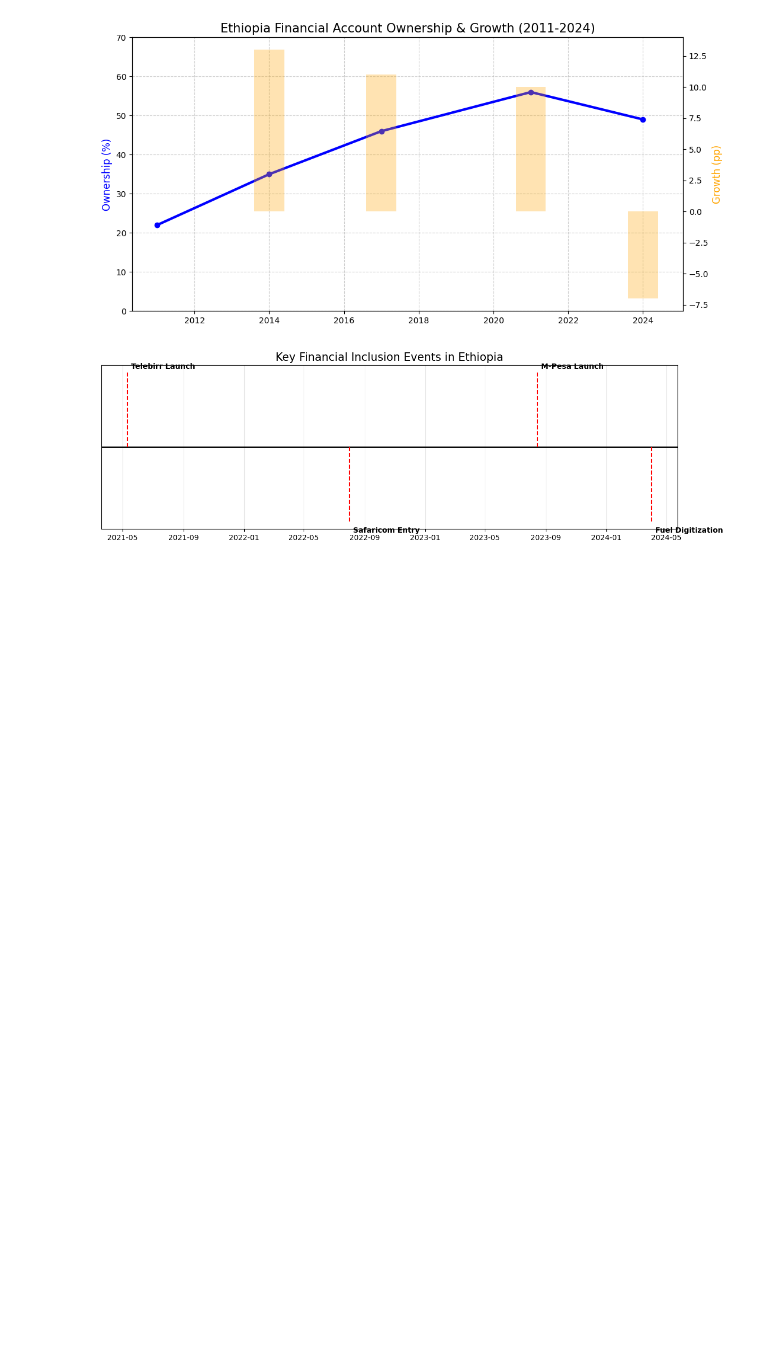
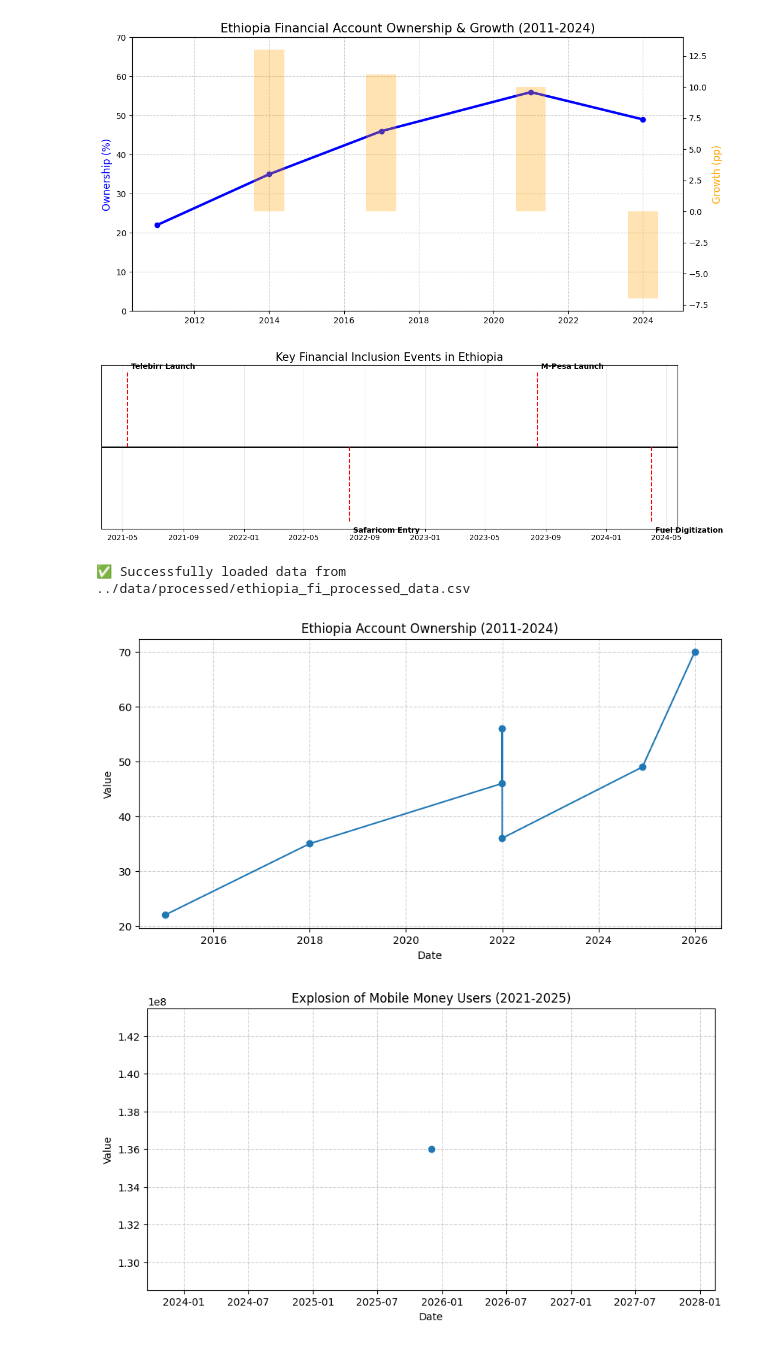
Before and after one commit to kal2127/Forecasting-Financial-Inclusion-in-Ethiopia, a Jupyter notebook: ethiopia-fi-forcast/notebooks/eda.ipynb, the cells around one changed output. Cells and saved outputs as stored; diff of their text form; code cells hidden in the pictures; blank space fills up the shorter version.

```diff
--- a/ethiopia-fi-forcast/notebooks/eda.ipynb
+++ b/ethiopia-fi-forcast/notebooks/eda.ipynb
@@ -86,3 +86,21 @@ plt.grid(axis='x', alpha=0.3)
 plt.show()
 # %% [output]
 [figure]
+# %%
+import sys
+sys.path.append('../src') # Tell Python where to find utils.py
+from utils import load_data, plot_indicator_trend
+
+# Load data with a single line
+df = load_data('../data/processed/ethiopia_fi_processed_data.csv')
+# %% [output]
+✅ Successfully loaded data from ../data/processed/ethiopia_fi_processed_data.csv
+# %%
+# Plot Account Ownership
+plot_indicator_trend(df, "Account Ownership Rate", "Ethiopia Account Ownership (2011-2024)")
+
+# Plot Mobile Money
+plot_indicator_trend(df, "Mobile Money Accounts", "Explosion of Mobile Money Users (2021-2025)")
+# %% [output]
+[figure, added]
+[figure, added]
```
Also changed, not shown: 2 other files.
